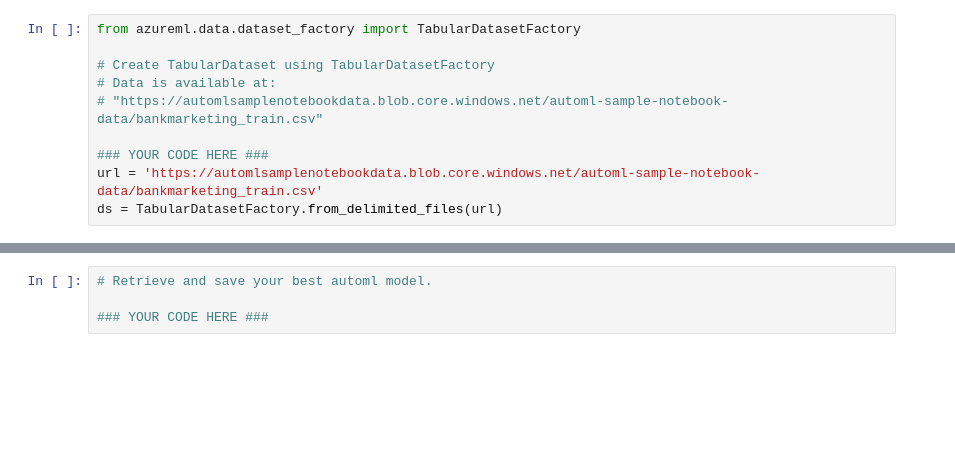
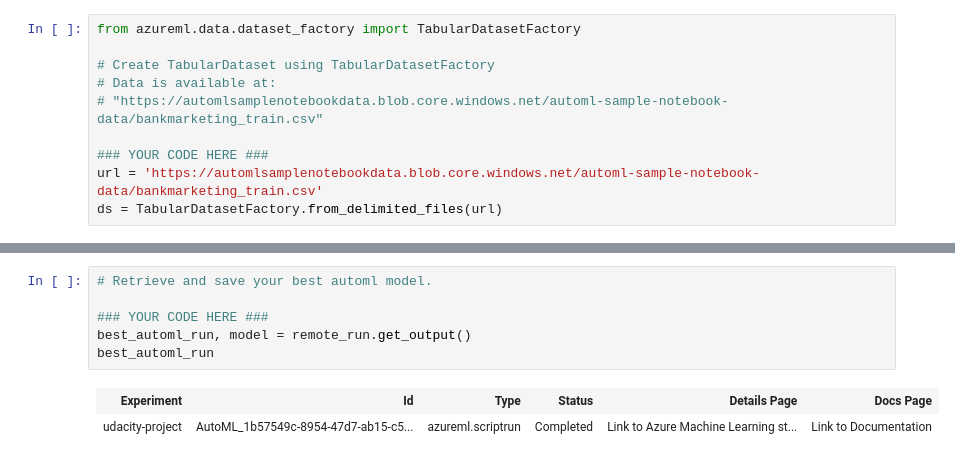
Before and after one commit to sukanto-m/nd00333_AZMLND_Optimizing_a_Pipeline_in_Azure-Starter_Files, a Jupyter notebook: udacity-project.ipynb, the cells around one changed output, grey strips where cells are left out. Cells and saved outputs as stored; diff of their text form; blank space fills up the shorter version.

```diff
--- a/udacity-project.ipynb
+++ b/udacity-project.ipynb
@@ -212,4 +223,9 @@ ValidationException: ValidationException:
 # %%
 # Retrieve and save your best automl model.
 
 ### YOUR CODE HERE ###
+best_automl_run, model = remote_run.get_output()
+best_automl_run
+# %% [output]
+| Experiment | Id | Type | Status | Details Page | Docs Page |
+| udacity-project | AutoML_1b57549c-8954-47d7-ab15-c5... | azureml.scriptrun | Completed | Link to Azure Machine Learning st... | Link to Documentation |
```
Also changed, not shown: parts of 5 cells of this notebook.
